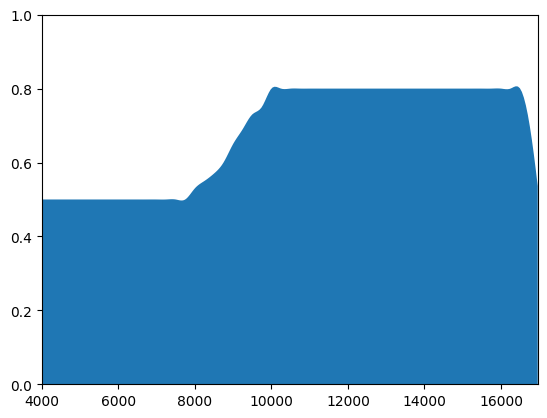
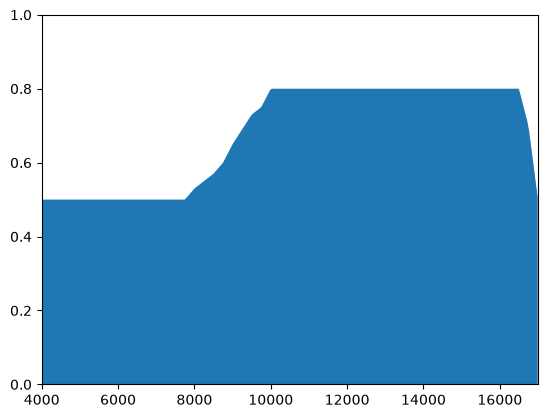
The change to this notebook cell's code, shown as a diff; its figure went from the first image to the second:
--- before
+++ after
@@ -3,5 +3,5 @@
 fig, ax = plt.subplots()
 
-ax.fill_between(lbda, qe)
+ax.fill_between(lbda, qe(lbda))
 ax.set_ylim(0, 1)
 ax.set_xlim(lbda[0], lbda[-1])

Commit: clean advanced